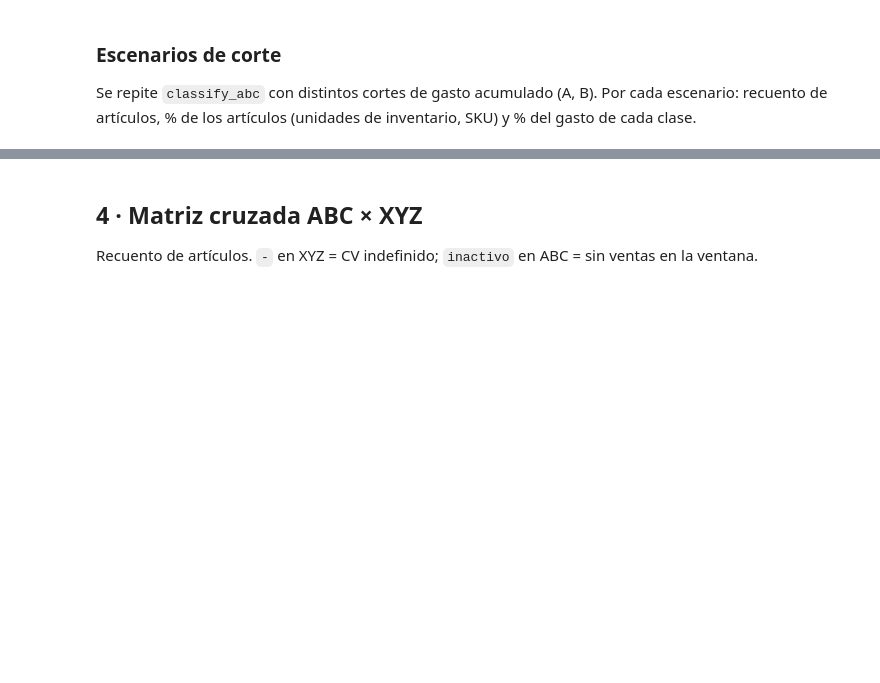
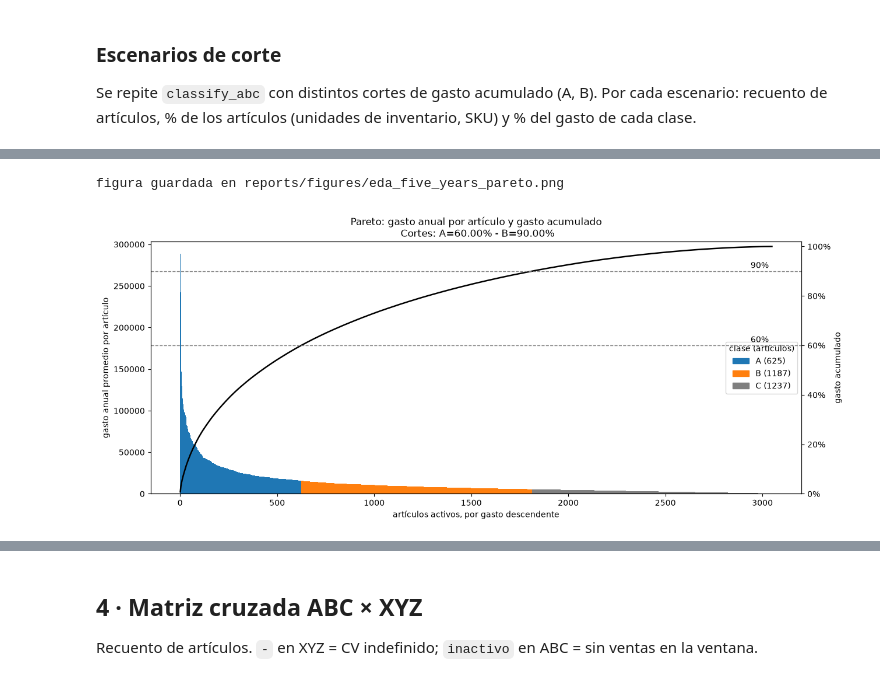
Before and after one commit to JoseSalas98/demand-forecasting-replenishment, a Jupyter notebook: notebooks/02_eda_five_years.ipynb, the cells around one changed output, grey strips where cells are left out. Cells and saved outputs as stored; diff of their text form; code cells hidden in the pictures; blank space fills up the shorter version.

Commit message:
Se encuentran los cortes xyz mendiante iteracion

```diff
--- a/notebooks/02_eda_five_years.ipynb
+++ b/notebooks/02_eda_five_years.ipynb
@@ -226,0 +373,10 @@ raise Exceptionq("Detener")
+# %%
+# Cortes seleccionados mediante itertacion
+CUT_A = 0.6
+CUT_B = 0.9
+
+# ABC: solo artículos activos, ordenados por gasto (empates por item_id).
+abc = classify_abc(active["item_id"], active["spend"].to_numpy(), [CUT_A, CUT_B])
+display(abc.head())
+display(abc.groupby("abc_class").agg(items=("item_id", "size"), spend=("spend", "sum")).assign(
+    spend_pct=lambda t: t["spend"] / t["spend"].sum() * 100))
@@ -226,0 +395,37 @@ raise Exceptionq("Detener")
+# %%
+n_years = len(years)
+colors = {"A": "#1f77b4", "B": "#ff7f0e", "C": "#7f7f7f"}
+# abc ya trae solo los artículos activos, ordenados por gasto, con cum_spend y abc_class.
+ranked = abc.copy()
+rank = np.arange(1, len(ranked) + 1)
+annual_spend = ranked["spend"] / n_years
+cum_pct = ranked["cum_spend"] / ranked["spend"].sum()
+
+fig, ax = plt.subplots(figsize=(13, 5.5))
+ax.bar(rank, annual_spend, width=1.0, color=ranked["abc_class"].map(colors), linewidth=0)
+ax.set(title=f"Pareto: gasto anual por artículo y gasto acumulado\n Cortes: A={CUT_A:.2%} - B={CUT_B:.2%}", xlabel="artículos activos, por gasto descendente",
+       ylabel="gasto anual promedio por artículo")
+ax.margins(x=0)
+
+ax2 = ax.twinx()
+ax2.plot(rank, cum_pct, color="black", linewidth=1.8)
+for cut in [CUT_A, CUT_B]:
+    ax2.axhline(cut, color="grey", linestyle="--", linewidth=1)
+    ax2.annotate(f"{cut:.0%}", (rank[-1], cut), xytext=(-4, 4), textcoords="offset points", ha="right")
+ax2.yaxis.set_major_formatter(PercentFormatter(1.0))
+ax2.set(ylabel="gasto acumulado", ylim=(0, 1.02))
+
+handles = [plt.Rectangle((0, 0), 1, 1, color=c) for c in colors.values()]
+ax.legend(handles, [f"{k} ({(ranked['abc_class'] == k).sum()})" for k in colors], title="clase (artículos)", loc="center right")
+fig.tight_layout()
+
+SAVE_FIGURES = True
+if SAVE_FIGURES:
+    out = Path("reports/figures")
+    out.mkdir(parents=True, exist_ok=True)
+    fig.savefig(out / "eda_five_years_pareto.png", dpi=150, bbox_inches="tight")
+    print("figura guardada en", out / "eda_five_years_pareto.png")
+plt.show()
+# %% [output]
+figura guardada en reports/figures/eda_five_years_pareto.png
+[figure, added]
```
Also changed, not shown: parts of 35 cells of this notebook.
